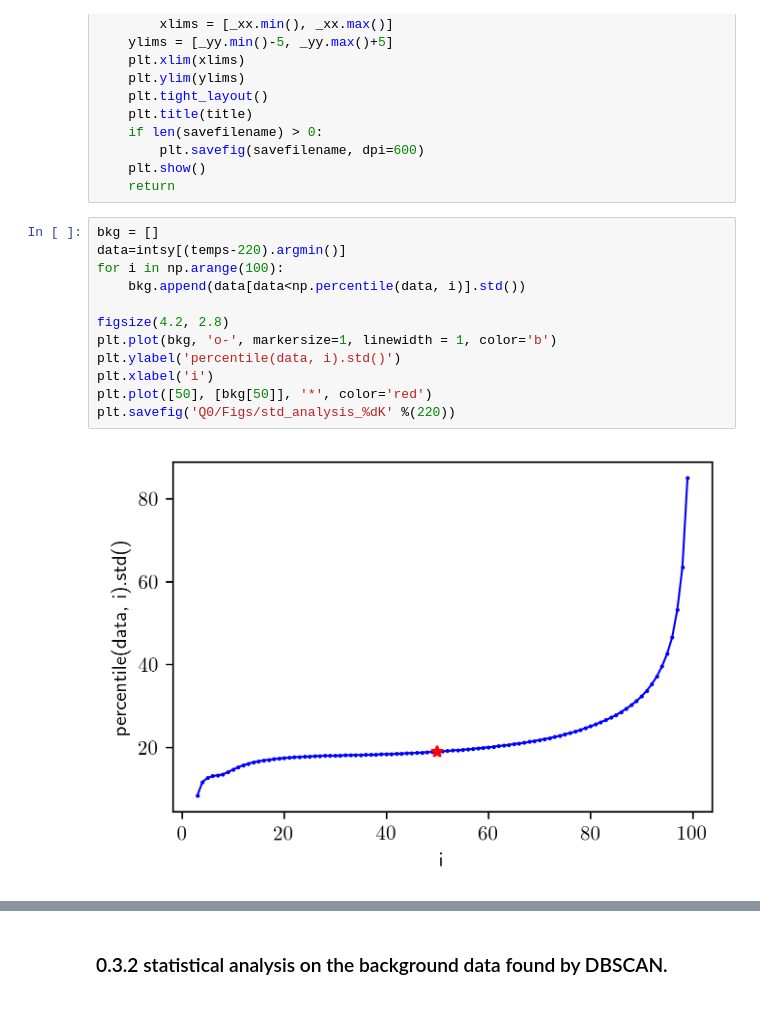
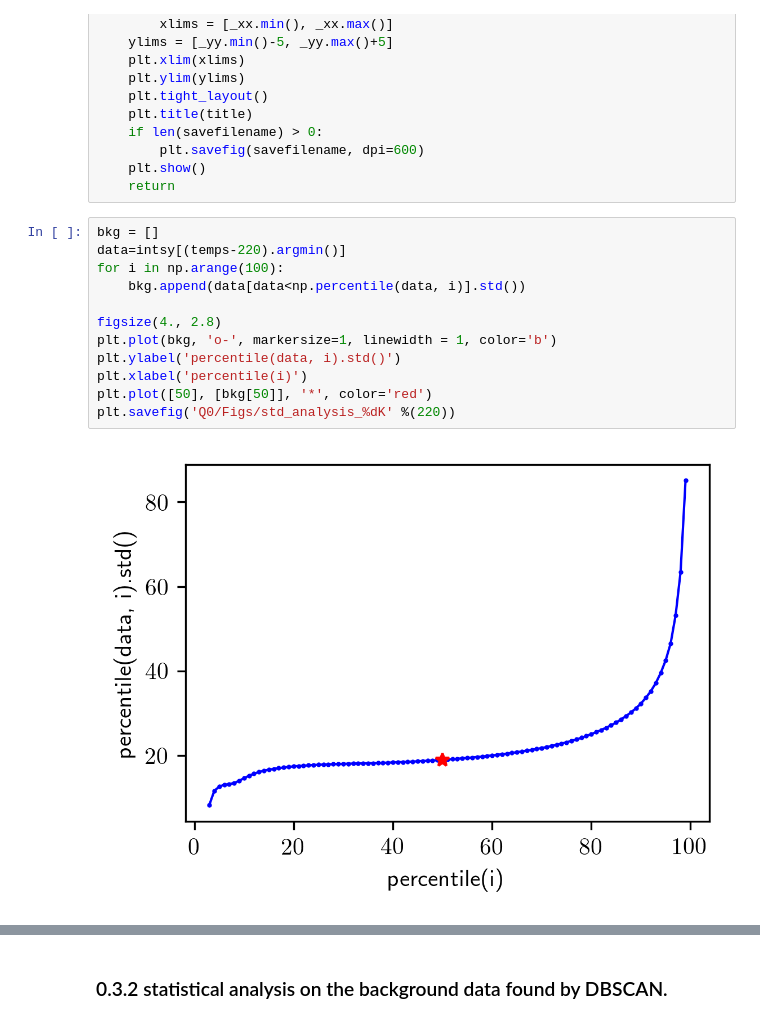
Before and after one commit to yaohualiu/NPD, a Jupyter notebook: NPD_Q0.ipynb, the cells around one changed output, grey strips where cells are left out. Saved outputs shown, nothing was run; the diff lists cells and outputs as text.

```diff
--- a/NPD_Q0.ipynb
+++ b/NPD_Q0.ipynb
@@ -208,14 +209,14 @@ def Plot_Clustering(db, signal, pars, bin_cs, x_roi=[], savefilename=""):
 # %%
 bkg = []
 data=intsy[(temps-220).argmin()]
 for i in np.arange(100):
     bkg.append(data[data<np.percentile(data, i)].std())
 
-figsize(4.2, 2.8)
+figsize(4., 2.8)
 plt.plot(bkg, 'o-', markersize=1, linewidth = 1, color='b')
 plt.ylabel('percentile(data, i).std()')
-plt.xlabel('i')
+plt.xlabel('percentile(i)')
 plt.plot([50], [bkg[50]], '*', color='red')
 plt.savefig('Q0/Figs/std_analysis_%dK' %(220))
 # %% [output]
-[figure, old version]
+[figure, new version]
```
Also changed, not shown: parts of 5 cells of this notebook, 1 other file.
